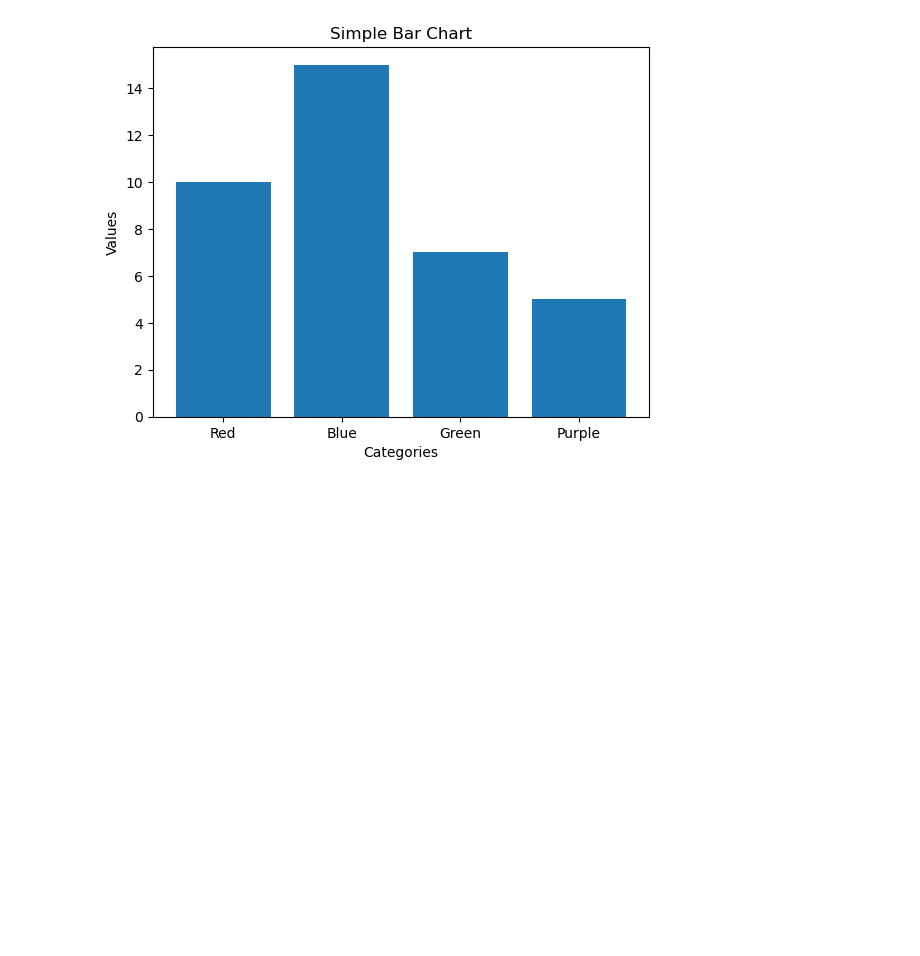
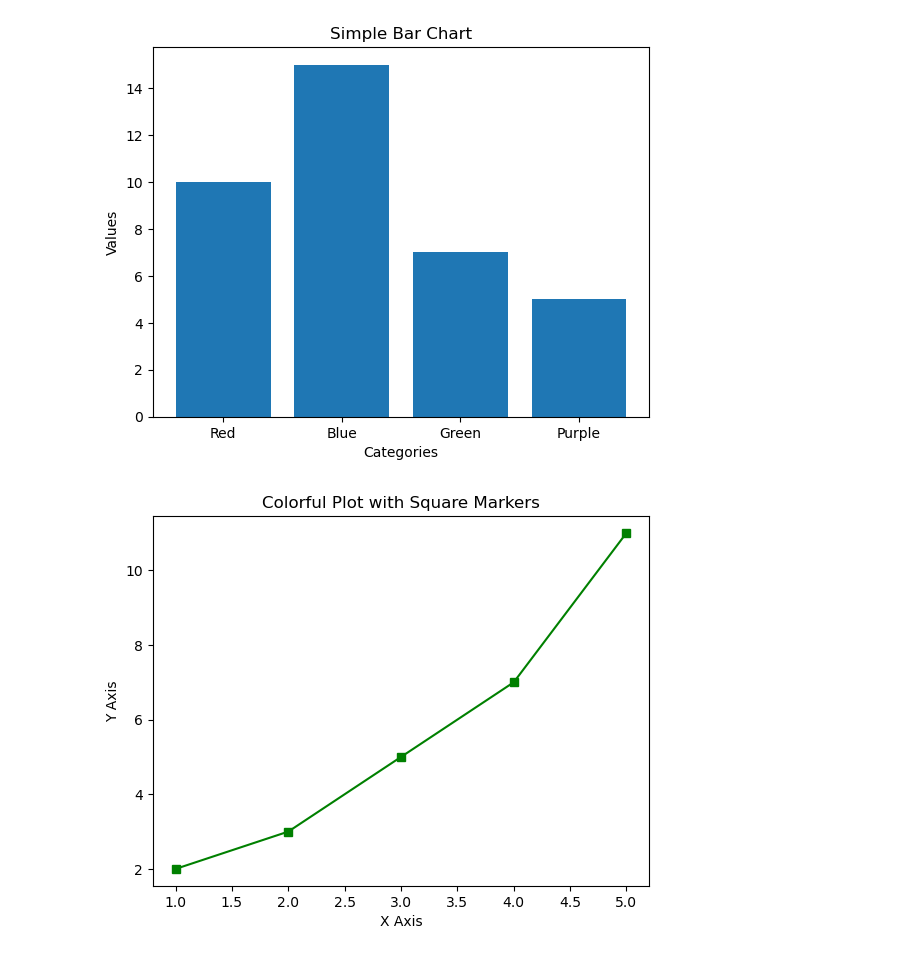
Before and after one commit to invinciblesk/matplotlib_Basics, a Jupyter notebook: plt_basics.ipynb, the cells around one changed output. Cells and saved outputs as stored; diff of their text form; code cells hidden in the pictures; blank space fills up the shorter version.

Commit message:
Colored scatter plot

```diff
--- a/plt_basics.ipynb
+++ b/plt_basics.ipynb
@@ -66,3 +66,20 @@ plt.ylabel('Values')
 plt.show()
 # %% [output]
 [figure]
+# %%
+# Data
+x = [1, 2, 3, 4, 5]
+y = [2, 3, 5, 7, 11]
+
+# Plotting with a specific color and marker
+plt.plot(x, y, marker='s', color='green')  # 's' stands for square marker
+
+# Adding title and labels
+plt.title('Colorful Plot with Square Markers')
+plt.xlabel('X Axis')
+plt.ylabel('Y Axis')
+
+# Displaying the plot
+plt.show()
+# %% [output]
+[figure, added]
```
